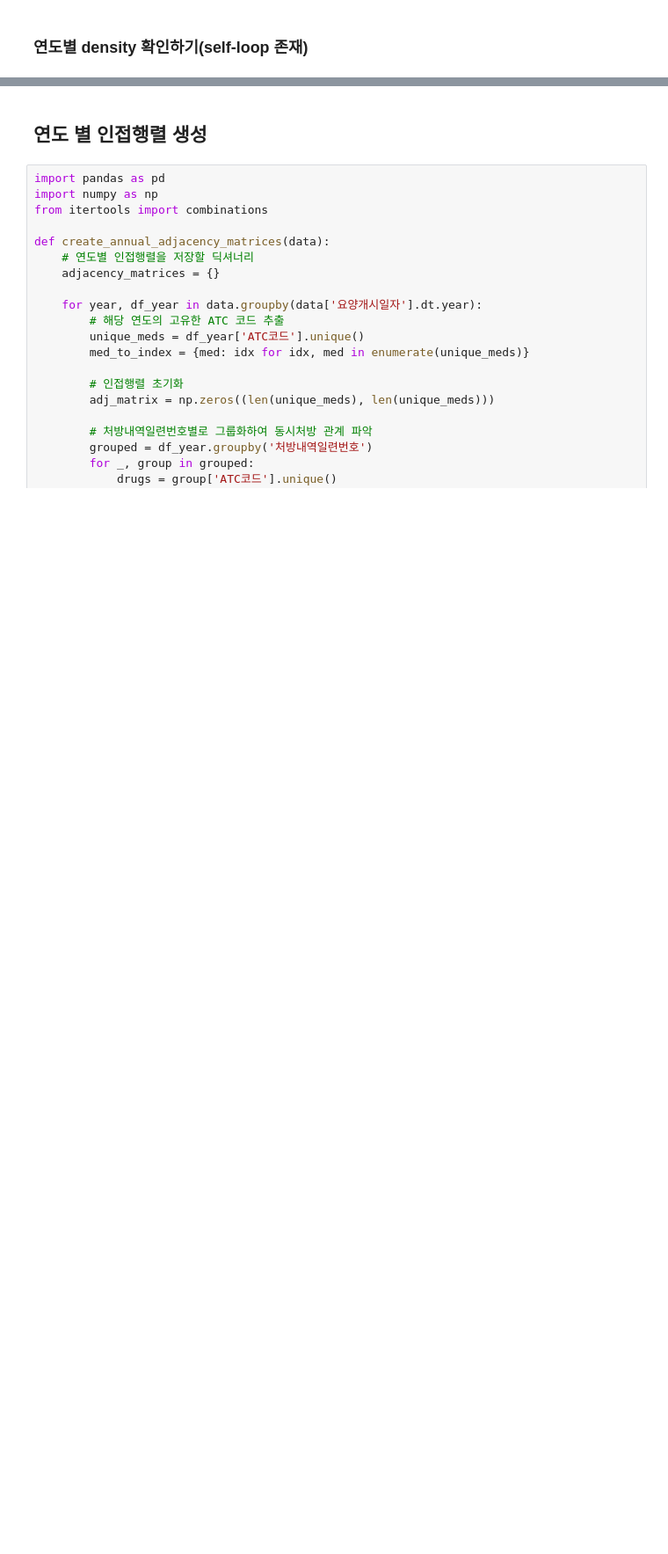
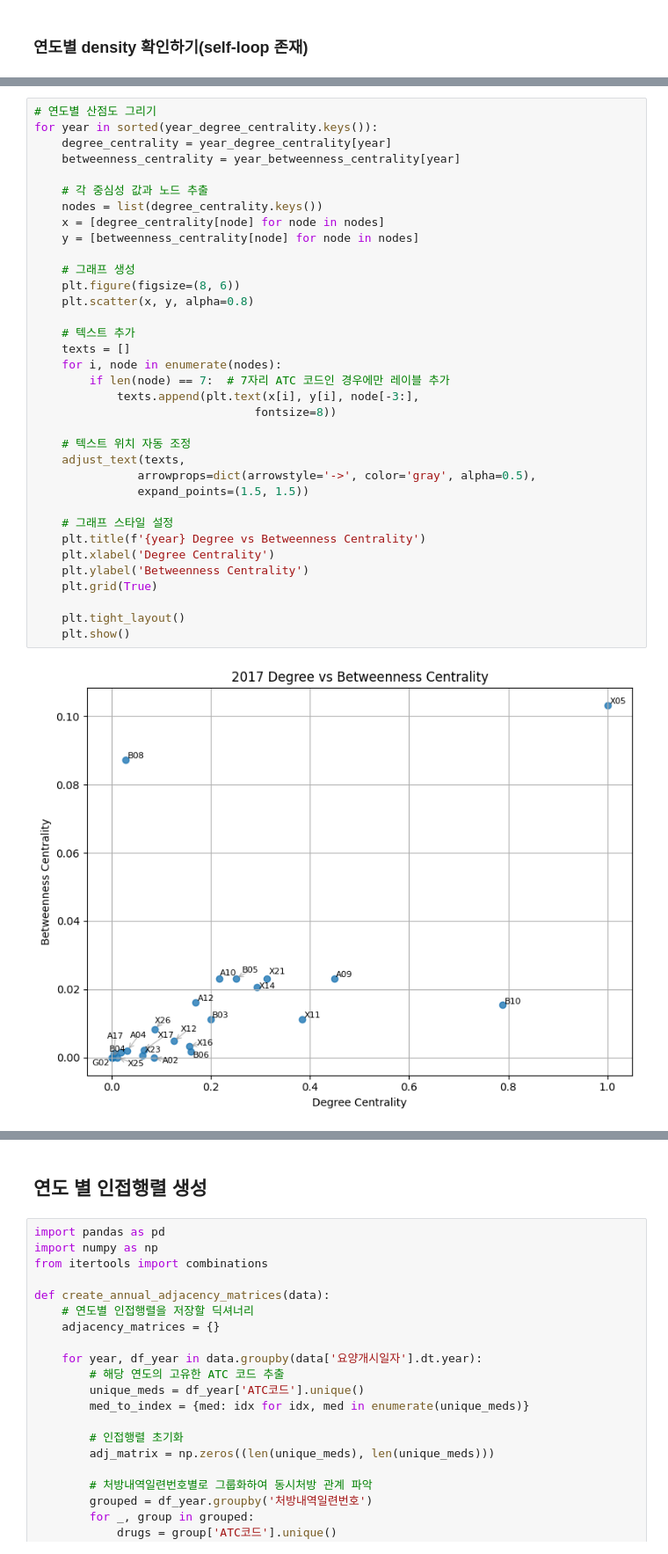
Before and after one commit to YuHan-J-Nam/Drug_Coprescription_Network_Analysis, a Jupyter notebook: 17_21_density_변화_파악.ipynb, the cells around one changed output, grey strips where cells are left out. Shown at 88% size. Saved outputs shown, nothing was run; the diff lists cells and outputs as text; blank space fills up the shorter version.

```diff
--- a/17_21_density_변화_파악.ipynb
+++ b/17_21_density_변화_파악.ipynb
@@ -401,0 +687,37 @@ data.head()
+# %%
+# 연도별 산점도 그리기
+for year in sorted(year_degree_centrality.keys()):
+    degree_centrality = year_degree_centrality[year]
+    betweenness_centrality = year_betweenness_centrality[year]
+
+    # 각 중심성 값과 노드 추출
+    nodes = list(degree_centrality.keys())
+    x = [degree_centrality[node] for node in nodes]
+    y = [betweenness_centrality[node] for node in nodes]
+
+    # 그래프 생성
+    plt.figure(figsize=(8, 6))
+    plt.scatter(x, y, alpha=0.8)
+
+    # 텍스트 추가
+    texts = []
+    for i, node in enumerate(nodes):
+        if len(node) == 7:  # 7자리 ATC 코드인 경우에만 레이블 추가
+            texts.append(plt.text(x[i], y[i], node[-3:],
+                                fontsize=8))
+
+    # 텍스트 위치 자동 조정
+    adjust_text(texts,
+               arrowprops=dict(arrowstyle='->', color='gray', alpha=0.5),
+               expand_points=(1.5, 1.5))
+
+    # 그래프 스타일 설정
+    plt.title(f'{year} Degree vs Betweenness Centrality')
+    plt.xlabel('Degree Centrality')
+    plt.ylabel('Betweenness Centrality')
+    plt.grid(True)
+
+    plt.tight_layout()
+    plt.show()
+# %% [output]
+[figure, added]
```
Also changed, not shown: parts of 50 cells of this notebook, 2 other files.
